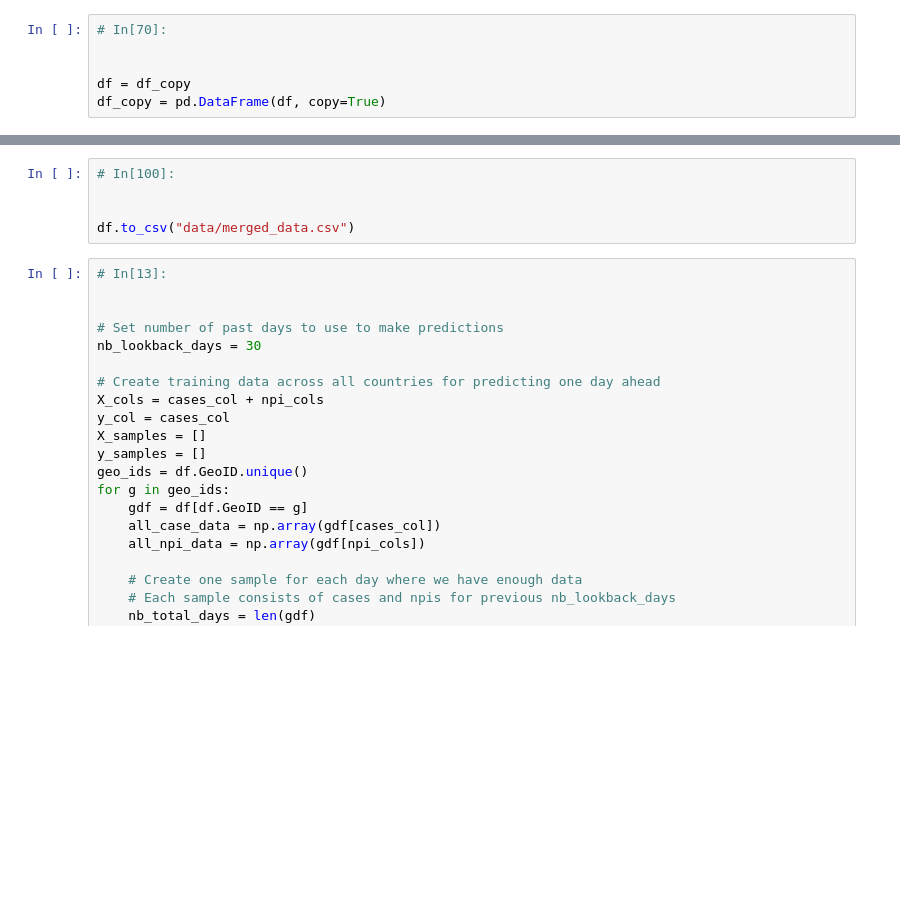
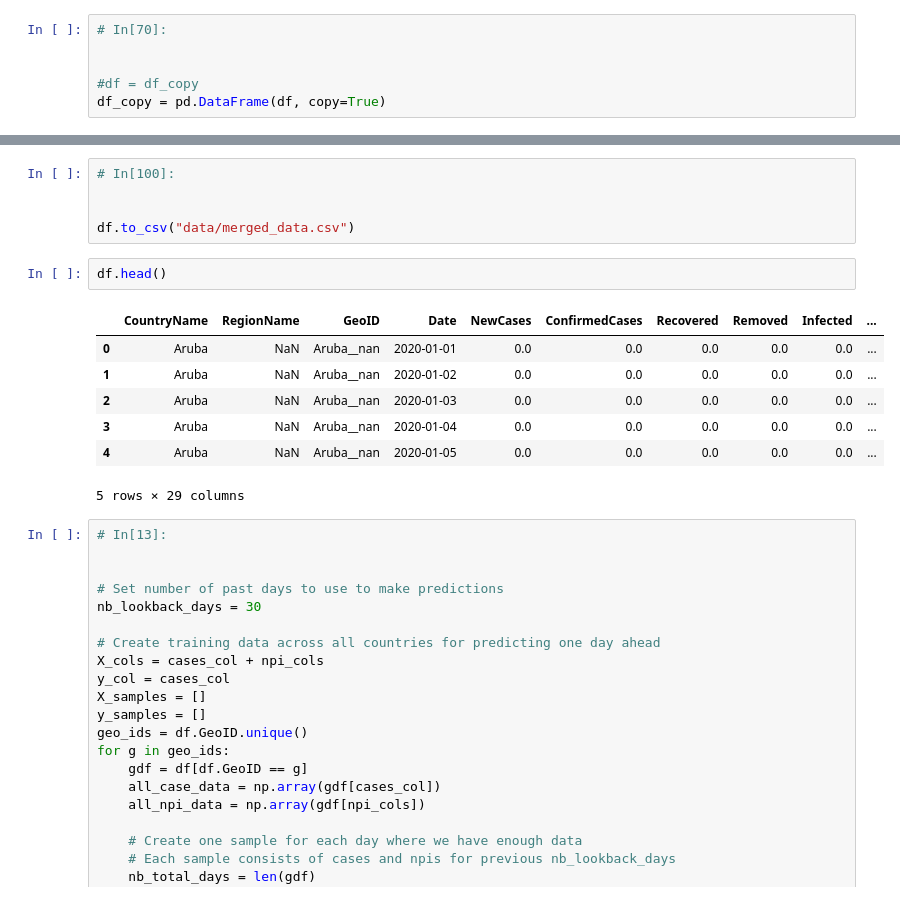
Before and after one commit to vanessa920/covid-xprize, a Jupyter notebook: sandbox/andrew_merge_notebook.ipynb, the cells around one changed output, grey strips where cells are left out. Drawn from its saved outputs; the diff is of its cells as text; blank space fills up the shorter version.

```diff
--- a/sandbox/andrew_merge_notebook.ipynb
+++ b/sandbox/andrew_merge_notebook.ipynb
@@ -373,7 +379,7 @@ geoids = set(df['GeoID'].unique())
 # In[70]:
 
 
-df = df_copy
+#df = df_copy
 df_copy = pd.DataFrame(df, copy=True)
 # %%
 # In[71]:
@@ -467,6 +488,16 @@ for npi_col in npi_cols:
 
 
 df.to_csv("data/merged_data.csv")
+# %%
+df.head()
+# %% [output]
+|  | CountryName | RegionName | GeoID | Date | NewCases | ConfirmedCases | Recovered | Removed | Infected | ... |
+| 0 | Aruba | NaN | Aruba__nan | 2020-01-01 | 0.0 | 0.0 | 0.0 | 0.0 | 0.0 | ... |
+| 1 | Aruba | NaN | Aruba__nan | 2020-01-02 | 0.0 | 0.0 | 0.0 | 0.0 | 0.0 | ... |
+| 2 | Aruba | NaN | Aruba__nan | 2020-01-03 | 0.0 | 0.0 | 0.0 | 0.0 | 0.0 | ... |
+| 3 | Aruba | NaN | Aruba__nan | 2020-01-04 | 0.0 | 0.0 | 0.0 | 0.0 | 0.0 | ... |
+| 4 | Aruba | NaN | Aruba__nan | 2020-01-05 | 0.0 | 0.0 | 0.0 | 0.0 | 0.0 | ... |
+5 rows × 29 columns
 # %%
 # In[13]:
 
```
Also changed, not shown: parts of 5 cells of this notebook.
